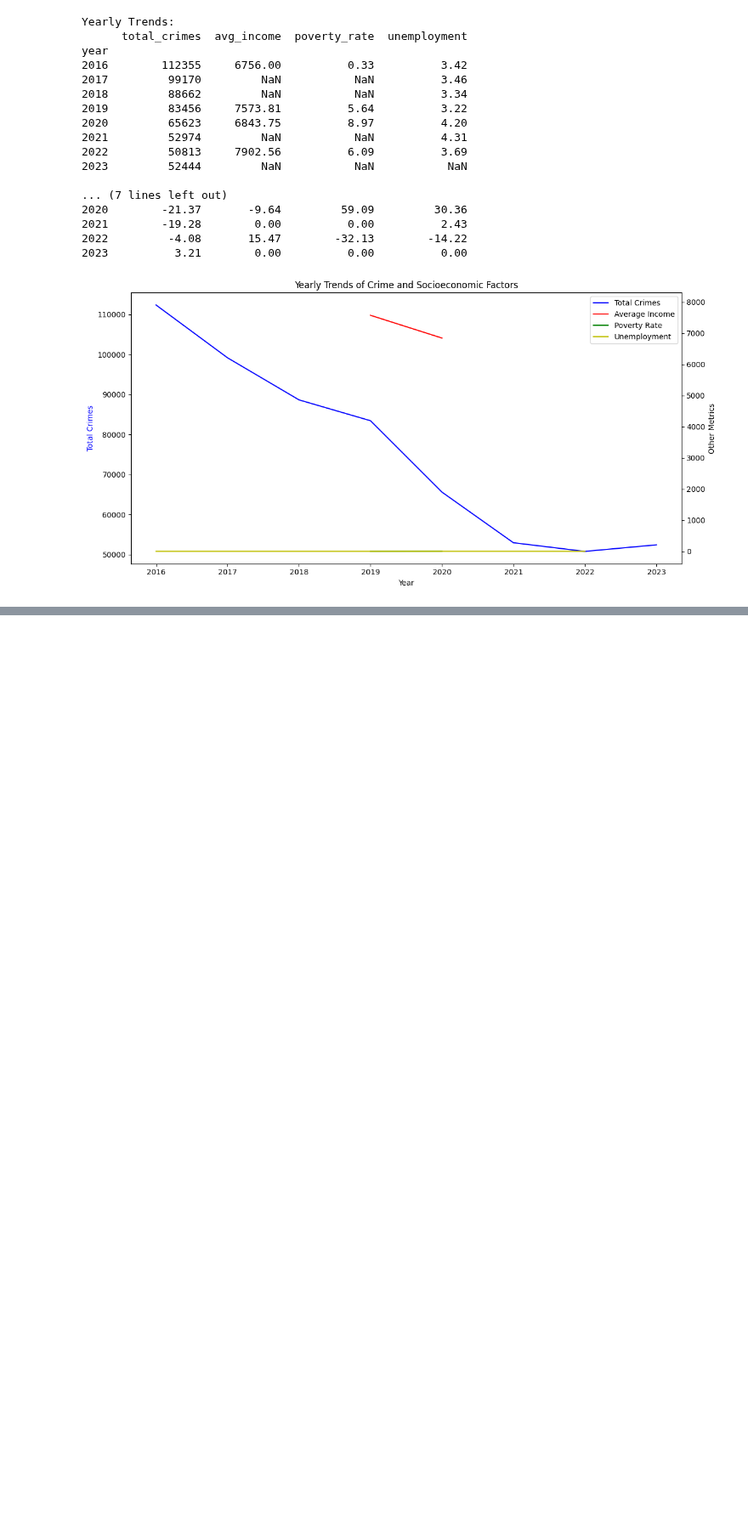
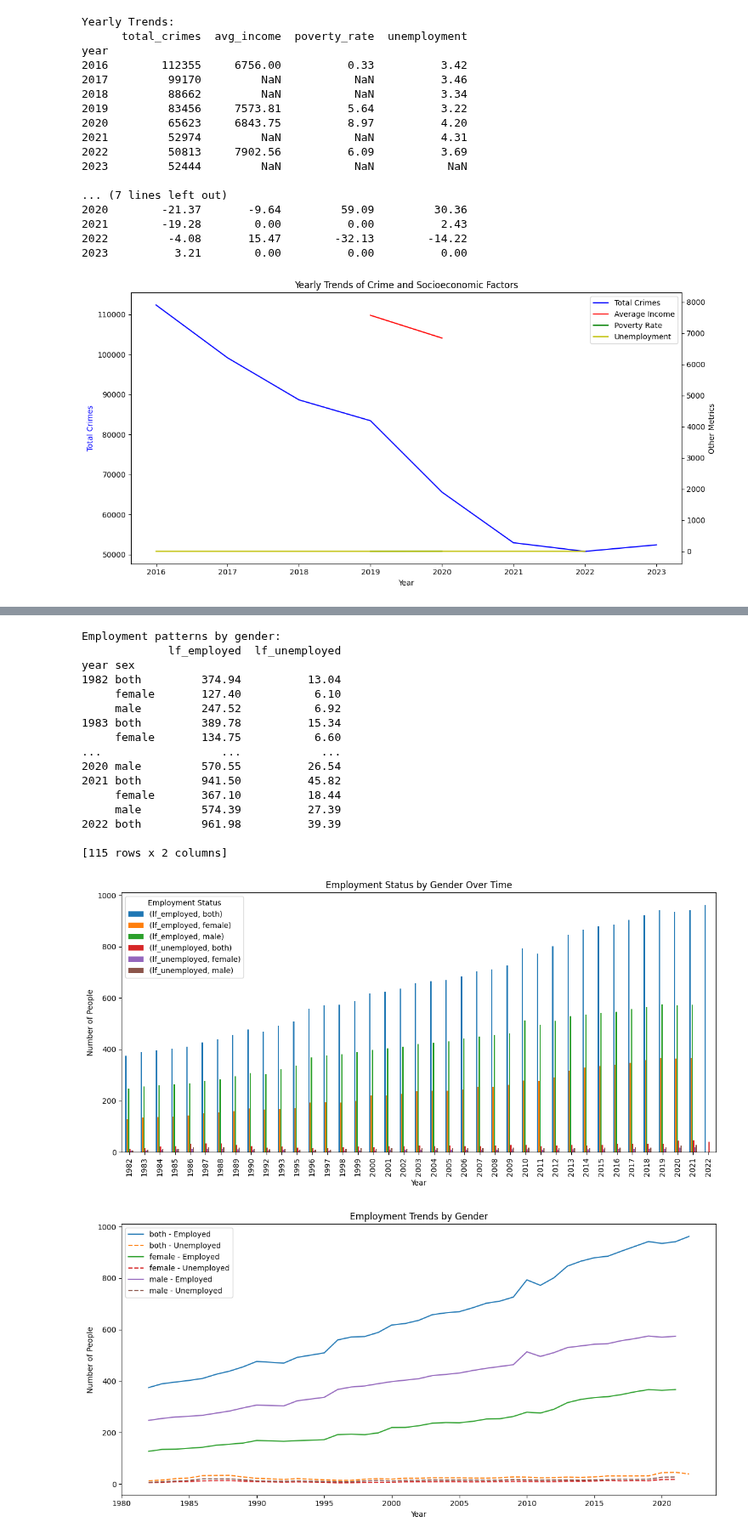
Before and after one commit to izzhamburhan/Crime-and-Socioeconomy---MY, a Jupyter notebook: notebooks/003_income_state.ipynb, the cells around one changed output, grey strips where cells are left out. Shown at 85% size. Cells and saved outputs as stored; diff of their text form; code cells hidden in the pictures; blank space fills up the shorter version.

Commit message:
add : gender-based

```diff
--- a/notebooks/003_income_state.ipynb
+++ b/notebooks/003_income_state.ipynb
@@ -201,0 +300,47 @@ year
+# %%
+# Analyze employment patterns by gender
+gender_analysis = labor_df.groupby(['year', 'sex'])[['lf_employed', 'lf_unemployed']].mean()
+print("\nEmployment patterns by gender:")
+print(gender_analysis.round(2))
+
+
+# Bar chart comparing employment by gender
+gender_analysis.unstack().plot(kind='bar', figsize=(12, 6))
+plt.title('Employment Status by Gender Over Time')
+plt.xlabel('Year')
+plt.ylabel('Number of People')
+plt.legend(title='Employment Status')
+plt.tight_layout()
+plt.show()
+
+# Line plot of employment trends by gender
+plt.figure(figsize=(12, 6))
+for gender in gender_analysis.index.get_level_values('sex').unique():
+    data = gender_analysis.xs(gender, level='sex')
+    plt.plot(data.index, data['lf_employed'], label=f'{gender} - Employed')
+    plt.plot(data.index, data['lf_unemployed'], label=f'{gender} - Unemployed', linestyle='--')
+plt.title('Employment Trends by Gender')
+plt.xlabel('Year')
+plt.ylabel('Number of People')
+plt.legend()
+plt.tight_layout()
+plt.show()
+# %% [output]
+Employment patterns by gender:
+             lf_employed  lf_unemployed
+year sex
+1982 both         374.94          13.04
+     female       127.40           6.10
+     male         247.52           6.92
+1983 both         389.78          15.34
+     female       134.75           6.60
+...                  ...            ...
+2020 male         570.55          26.54
+2021 both         941.50          45.82
+     female       367.10          18.44
+     male         574.39          27.39
+2022 both         961.98          39.39
+
+[115 rows x 2 columns]
+[figure, added]
+[figure, added]
```
Also changed, not shown: parts of 5 cells of this notebook.
